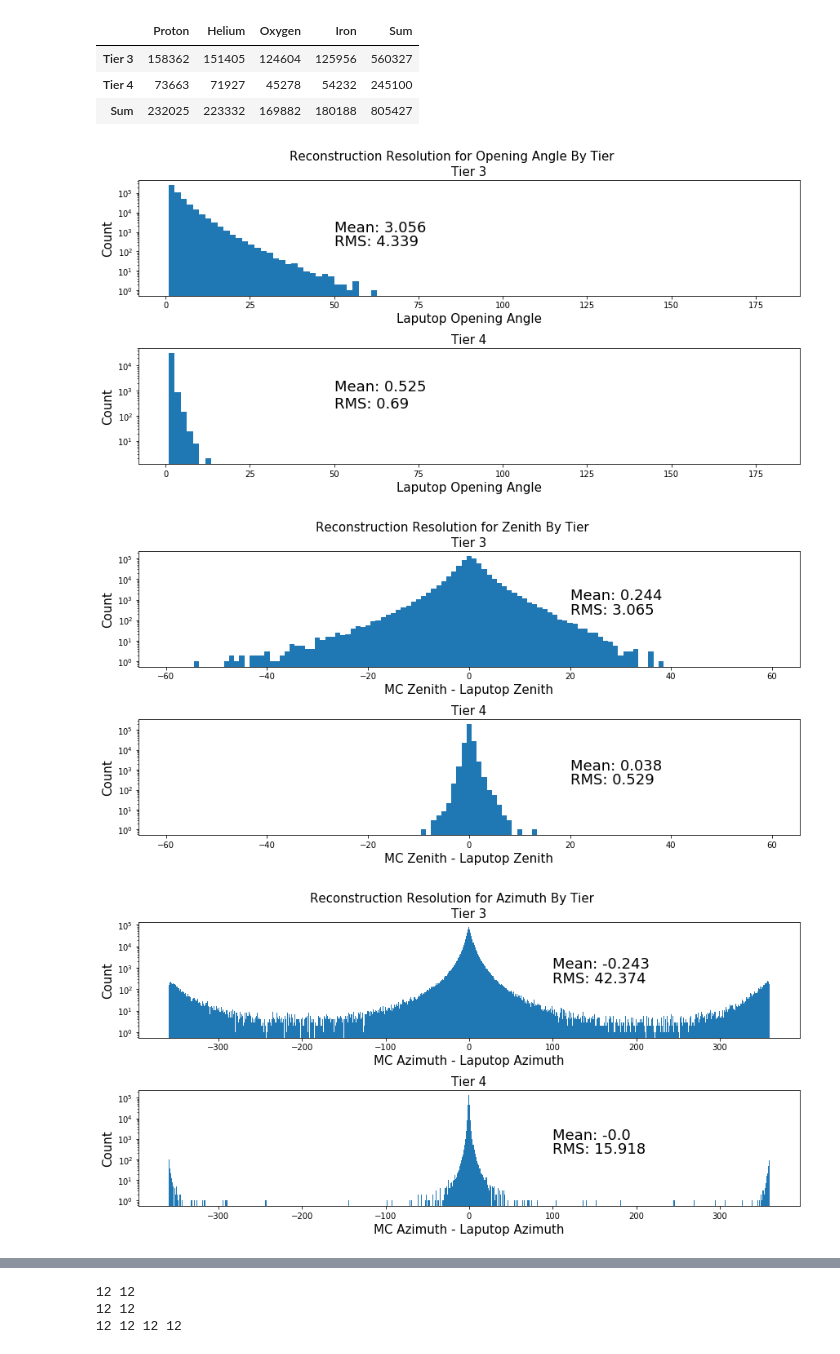
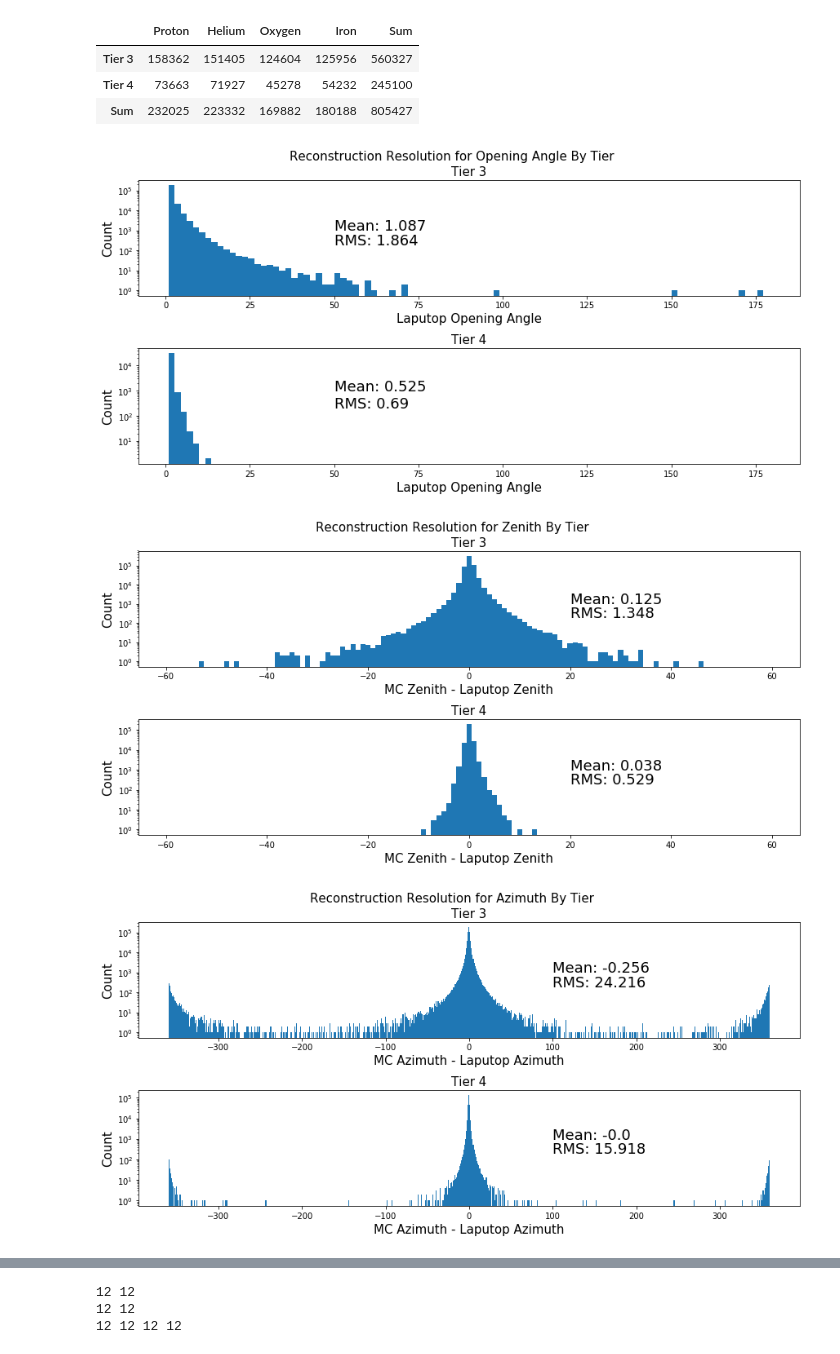
Before and after one commit to RajwolChapagain/Cosmic-Ray-Anisotropy-Analysis, a Jupyter notebook: 03_sim_study/002_loading_graphs.ipynb, the cells around one changed output, grey strips where cells are left out. Saved outputs shown, nothing was run; the diff lists cells and outputs as text; code cells hidden in the pictures.

```diff
--- a/03_sim_study/002_loading_graphs.ipynb
+++ b/03_sim_study/002_loading_graphs.ipynb
@@ -453,34 +453,34 @@ display(df)
 # %%
 # Titles of figures
 reco_name = ['Laputop', 'Laputop']
 # tiers = ['Tier 1', 'Tier 2', 'Tier 3', 'Tier 4']
 tiers = ['Tier 3', 'Tier 4']
 
 # Concatenate arrays
 # mc_zen = [mc_zen_t1, mc_zen_t2, mc_zen_t3, mc_zen_t4]
 # reco_zen = [sp_zen_t1, lap_zen_t2, lap_zen_t3, lap_zen_t4]
 
 mc_zen = [mc_zen_t3, mc_zen_t4]
-reco_zen = [sp_zen_t3, lap_zen_t4]
+reco_zen = [lap_zen_t3, lap_zen_t4]
 
 # mc_az = [mc_az_t1, mc_az_t2, mc_az_t3, mc_az_t4]
 # reco_az = [sp_az_t1, lap_az_t2, lap_az_t3, lap_az_t4]
 
 mc_az = [mc_az_t3, mc_az_t4]
-reco_az = [sp_az_t3, lap_az_t4]
+reco_az = [lap_az_t3, lap_az_t4]
 
 # fig = plt.figure(figsize=(12, 6 * 2), constrained_layout=True)
 # ax_array = fig.subplots(2, 2, squeeze=False)
 # print(ax_array[1][2])
 
 # Call functions to plot
 reco_open_ang_res_bytier(mc_zen, reco_zen, mc_az, reco_az, reco_name, tiers)
 reco_zen_res_bytier(mc_zen, reco_zen, reco_name, tiers)
 reco_az_res_bytier(mc_az, reco_az, reco_name, tiers)
 # %% [output]
-[figure, old version]
+[figure, new version]
-[figure, old version]
+[figure, new version]
-[figure, old version]
+[figure, new version]
 # %%
 # Titles of subplots
 # titles = ['Tier 1: ShowerPlane', 'Tier 2: Laputop', 'Tier 3: Laputop', 'Tier 4: Laputop']
```
Also changed, not shown: parts of 1 cell of this notebook.
